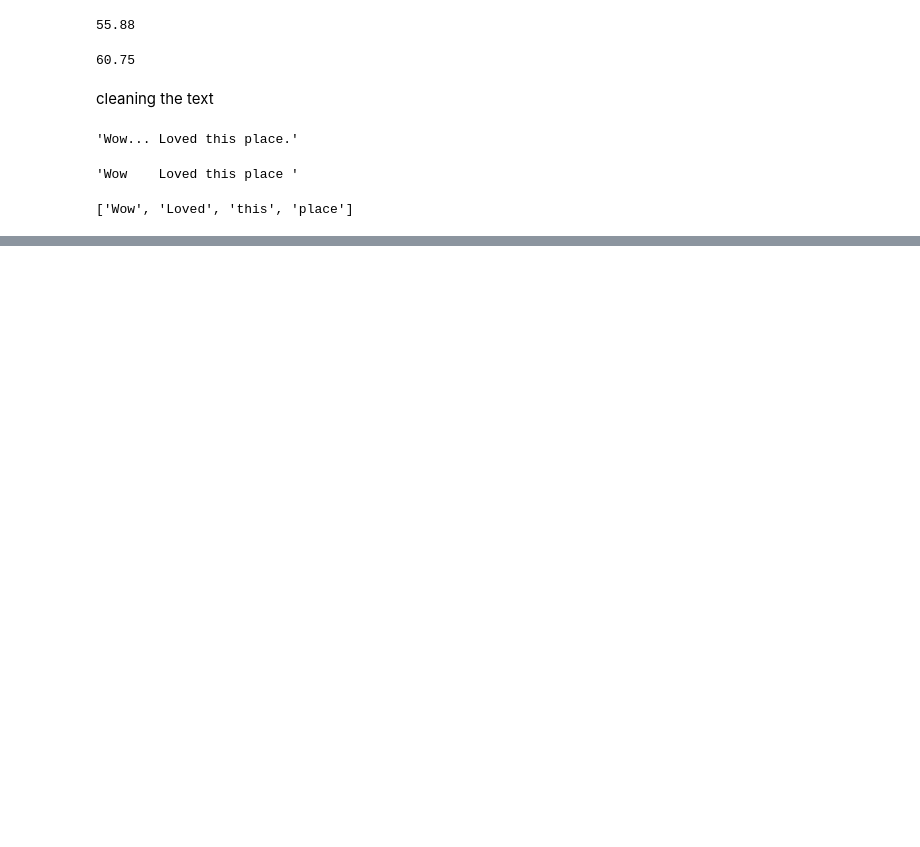
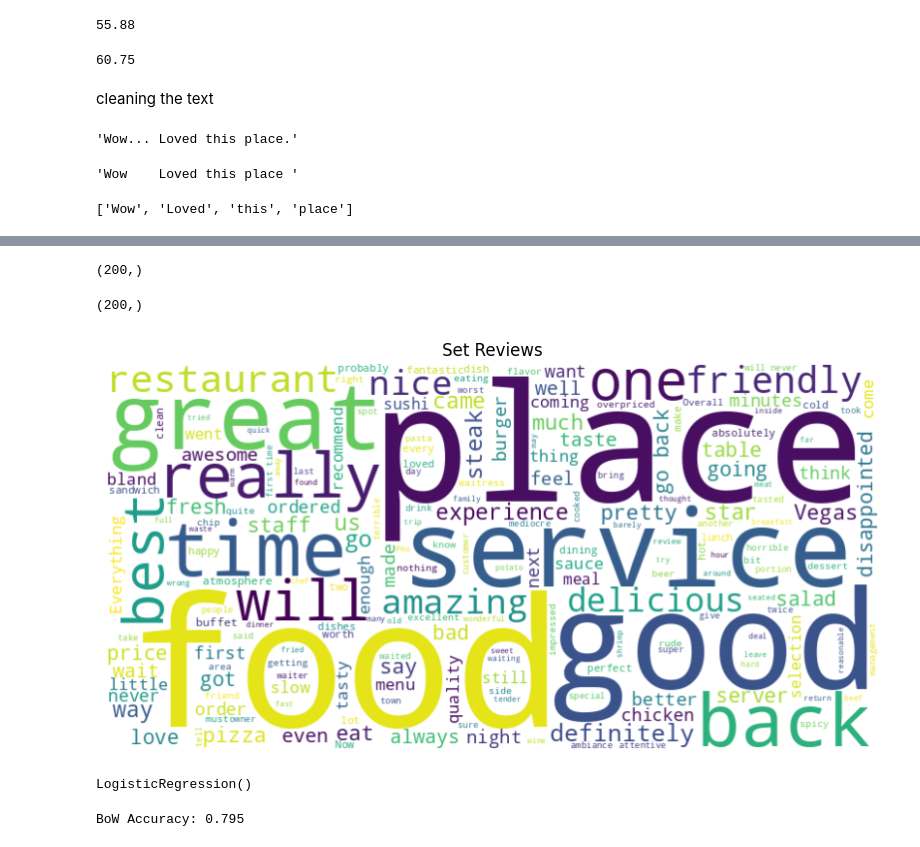
Before and after one commit to MathalinAK/NLP, a Jupyter notebook: food_review.ipynb, the cells around one changed output, grey strips where cells are left out. Cells and saved outputs as stored; diff of their text form; code cells hidden in the pictures; blank space fills up the shorter version.

```diff
--- a/food_review.ipynb
+++ b/food_review.ipynb
@@ -141,0 +184,5 @@ review
+# %%
+from sklearn.preprocessing import LabelEncoder
+le = LabelEncoder()
+data['Liked'] = le.fit_transform(data['Liked'])
+data.head()
@@ -141,0 +196,3 @@ review
+# %%
+x = data["Review"]
+y = data["Liked"]
@@ -141,0 +229,37 @@ review
+# %%
+from sklearn.model_selection import train_test_split
+x_train, x_test, y_train, y_test = train_test_split(x, y, test_size=0.2, random_state=42)
+# %%
+x_test.shape
+# %% [output]
+(200,)
+# %%
+y_test.shape
+# %% [output]
+(200,)
+# %%
+from wordcloud import WordCloud
+text = ' '.join(x_train)
+wordcloud = WordCloud(width=800, height=400, background_color='white').generate(text)
+plt.figure(figsize=(10, 6))
+plt.imshow(wordcloud, interpolation='bilinear')
+plt.axis('off')
+plt.title('Set Reviews')
+plt.show()
+# %% [output]
+[figure, added]
+# %%
+from sklearn.feature_extraction.text import CountVectorizer
+from sklearn.metrics import accuracy_score, classification_report
+from sklearn.linear_model import LogisticRegression
+model_lr = LogisticRegression()
+model_lr.fit(x_train_bow, y_train)
+# %% [output]
+LogisticRegression()
+# %%
+x_test_bow = vectorizer.transform(x_test)
+y_pred_bow = model_lr.predict(x_test_bow)  # Change model_bow to model_lr
+accuracy_bow = accuracy_score(y_test, y_pred_bow)
+print("BoW Accuracy:", accuracy_bow)
+# %% [output]
+BoW Accuracy: 0.795
```
Also changed, not shown: parts of 60 cells of this notebook.
